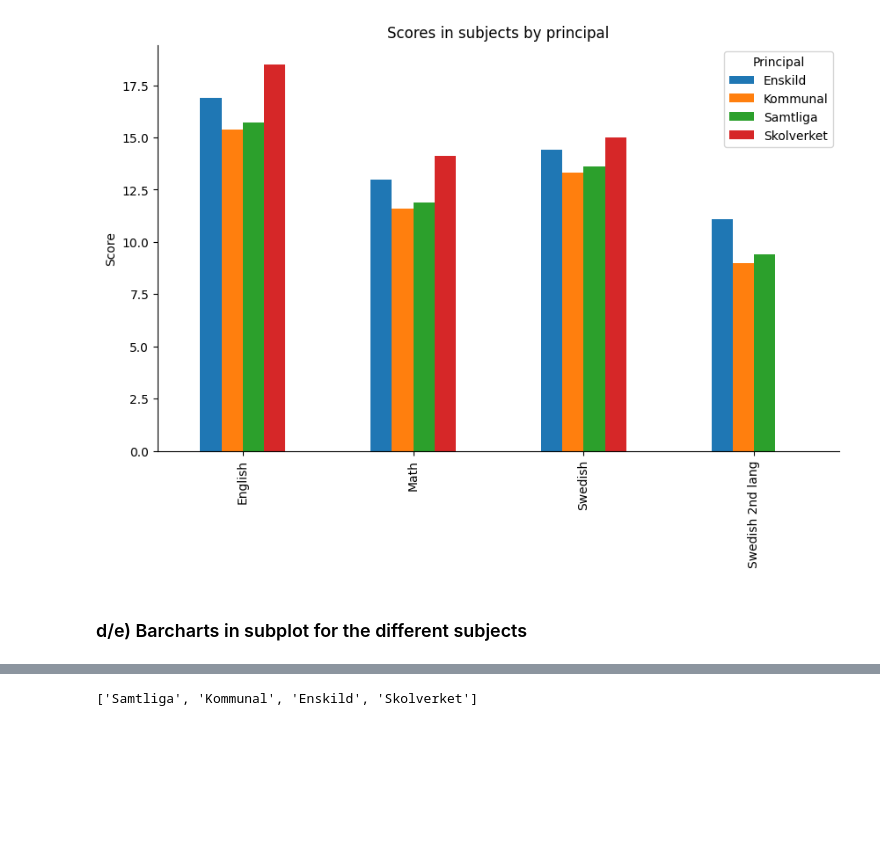
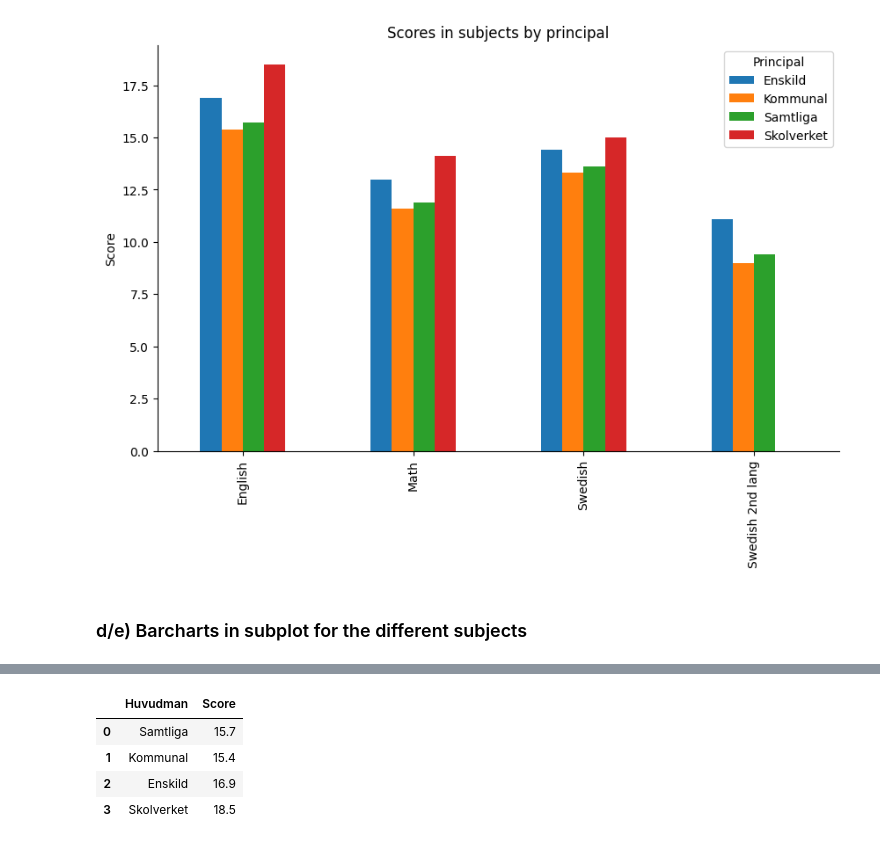
Before and after one commit to danlundh67/PISA-data-processing, a Jupyter notebook: pisa.ipynb, the cells around one changed output, grey strips where cells are left out. Saved outputs shown, nothing was run; the diff lists cells and outputs as text; code cells hidden in the pictures; blank space fills up the shorter version.

```diff
--- a/pisa.ipynb
+++ b/pisa.ipynb
@@ -154,5 +109,8 @@ x4.set_xticklabels([])
-# %%
-leg=list(df_swed['Huvudman'])
-leg
-# %% [output]
-['Samtliga', 'Kommunal', 'Enskild', 'Skolverket']
+# %%
+df_eng[['Huvudman','Score']]
+# %% [output]
+|  | Huvudman | Score |
+| 0 | Samtliga | 15.7 |
+| 1 | Kommunal | 15.4 |
+| 2 | Enskild | 16.9 |
+| 3 | Skolverket | 18.5 |
```
Also changed, not shown: parts of 4 cells of this notebook.
